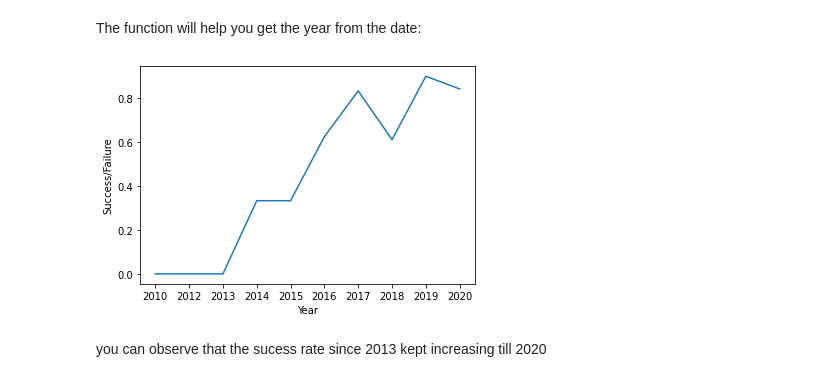
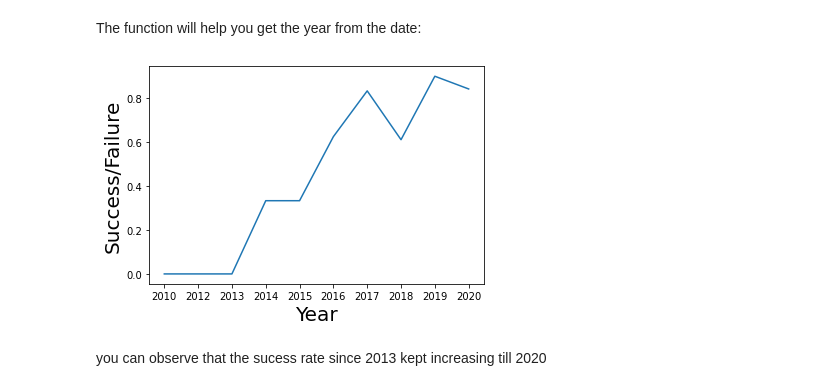
Before and after one commit to blaine-d-smith/IBM-DS0720EN-Data-Science-and-Machine-Learning-Capstone-Project, a Jupyter notebook: 5_EDA_With_Visualization_SpaceX.ipynb, the cells around one changed output. Cells and saved outputs as stored; diff of their text form; code cells hidden in the pictures.

```diff
--- a/5_EDA_With_Visualization_SpaceX.ipynb
+++ b/5_EDA_With_Visualization_SpaceX.ipynb
@@ -165,11 +173,11 @@ average_year.reset_index(inplace=True)
 # %%
 # Plot a line chart with x axis to be the extracted year and y axis to be the success rate
 plt.plot(average_year["Year"],average_year["Class"])
-plt.xlabel("Year")
-plt.ylabel("Success/Failure")
+plt.xlabel("Year", fontsize=20)
+plt.ylabel("Success/Failure", fontsize=20)
 plt.show()
 # %% [output]
-[figure, old version]
+[figure, new version]
 # %% [markdown]
 you can observe that the sucess rate since 2013 kept increasing till 2020
 # %% [markdown]
```
Also changed, not shown: parts of 6 cells of this notebook.
